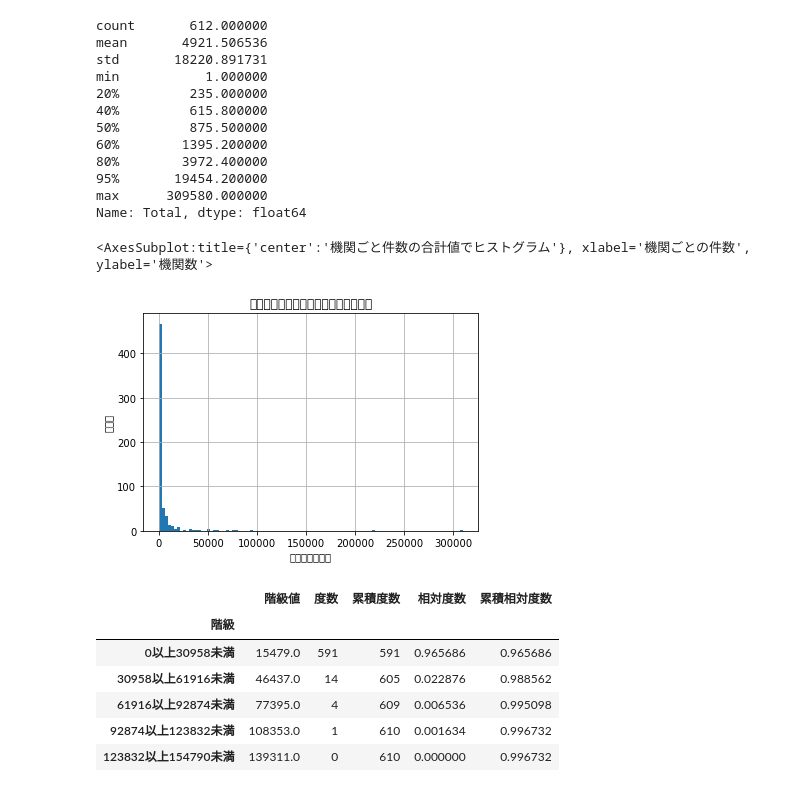
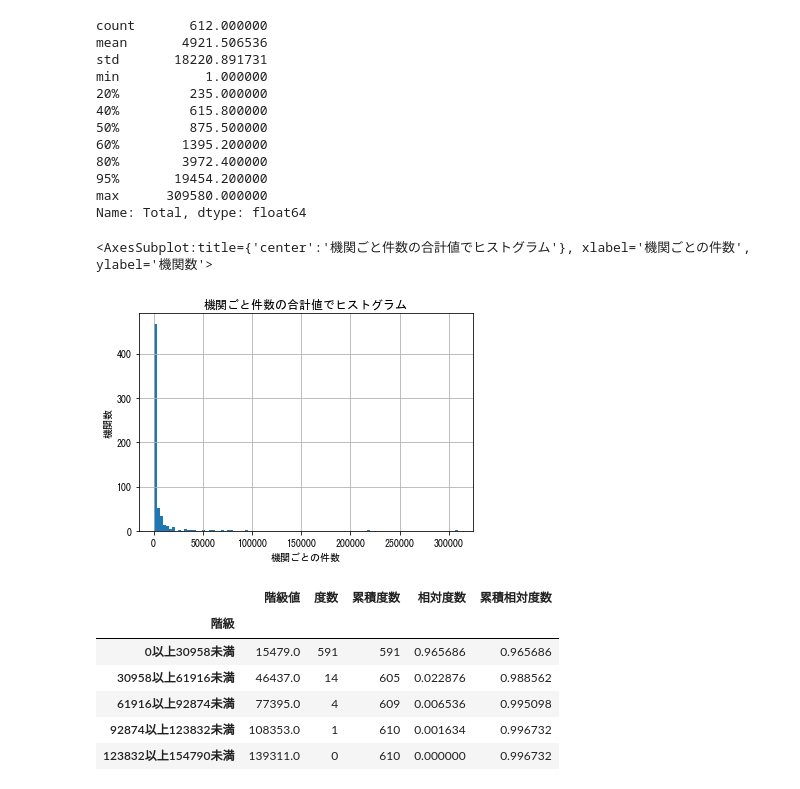
Before and after one commit to wonox/irdbscraping, a Jupyter notebook: irdbscraping.ipynb, the cells around one changed output. Cells and saved outputs as stored; diff of their text form; code cells hidden in the pictures.

Commit message:
add graph

```diff
--- a/irdbscraping.ipynb
+++ b/irdbscraping.ipynb
@@ -363,22 +364,23 @@ Name: Total, dtype: float64
 # %%
 # ヒストグラム'
 import matplotlib.pyplot as plt
+plt.rcParams["font.family"] = "MS Gothic"
 # タイトル追加
 plt.title('機関ごと件数の合計値でヒストグラム')
 # x軸にscore、y軸にfreq
 plt.xlabel('機関ごとの件数')
 plt.ylabel('機関数')
 # 目盛りを変更
 # plt.ylim(0, 190)
 # plt.xticks([0,10,20,30,40,50,60,70,80,90,100])
 # ヒストグラムを描画する（表示する幅は50〜100）、階級数（棒の数）は20
 # plt.hist(pivot_orders_df4['Total'], range=(00, 100), bins=10)
 pivot_orders_df4['Total'].hist(bins=100) # histogramを出すだけならこちらでもよい
 # '紀要の百分率でヒストグラム'
 # plt.hist(kiyou['journal article'], range=(00, 100), bins=10)
 # %% [output]
 <AxesSubplot:title={'center':'機関ごと件数の合計値でヒストグラム'}, xlabel='機関ごとの件数', ylabel='機関数'>
-[figure, old version]
+[figure, new version]
 # %%
 # 度数分布表を一発で自動生成
 # https://qiita.com/TakuTaku36/items/91032625e482f2ae6e18
```
Also changed, not shown: parts of 2 cells of this notebook, 1 other file.
